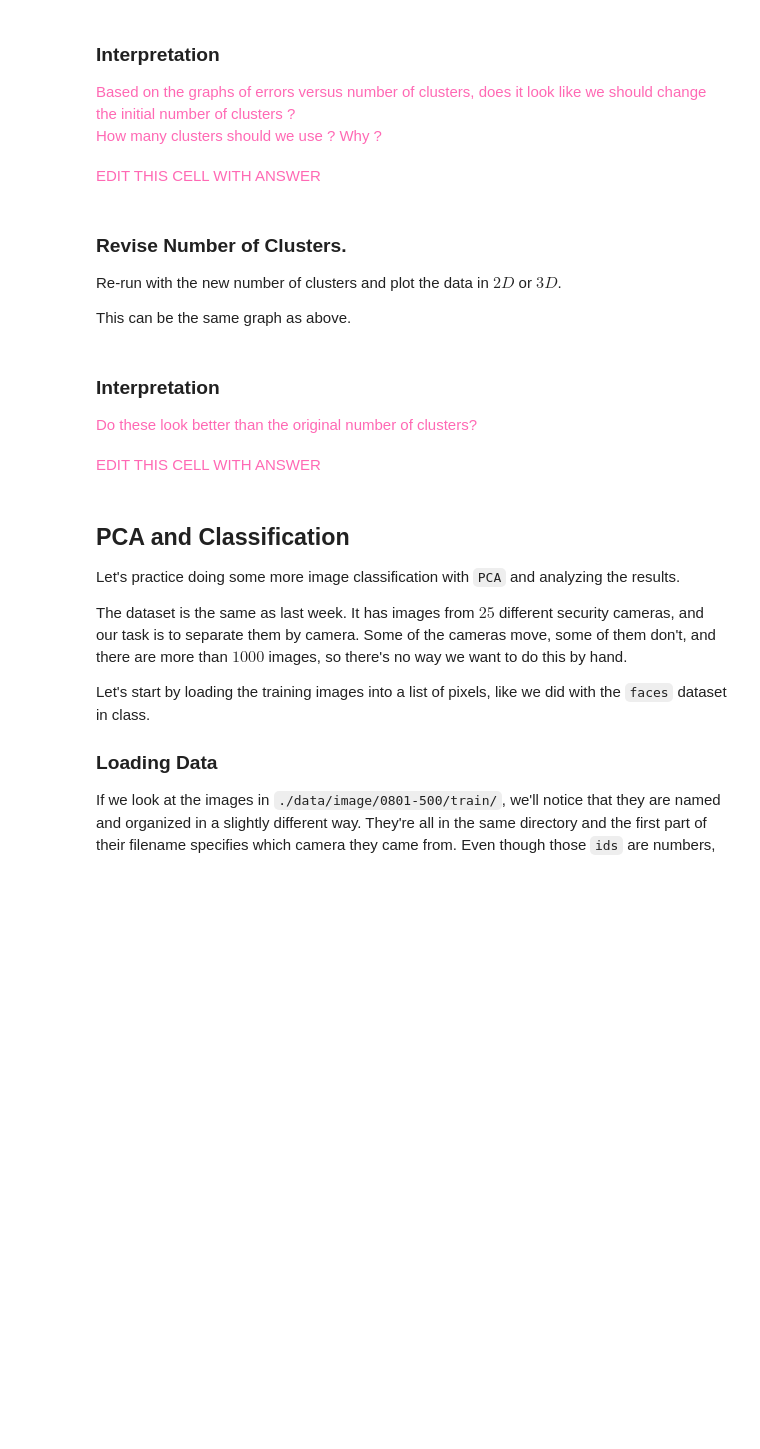
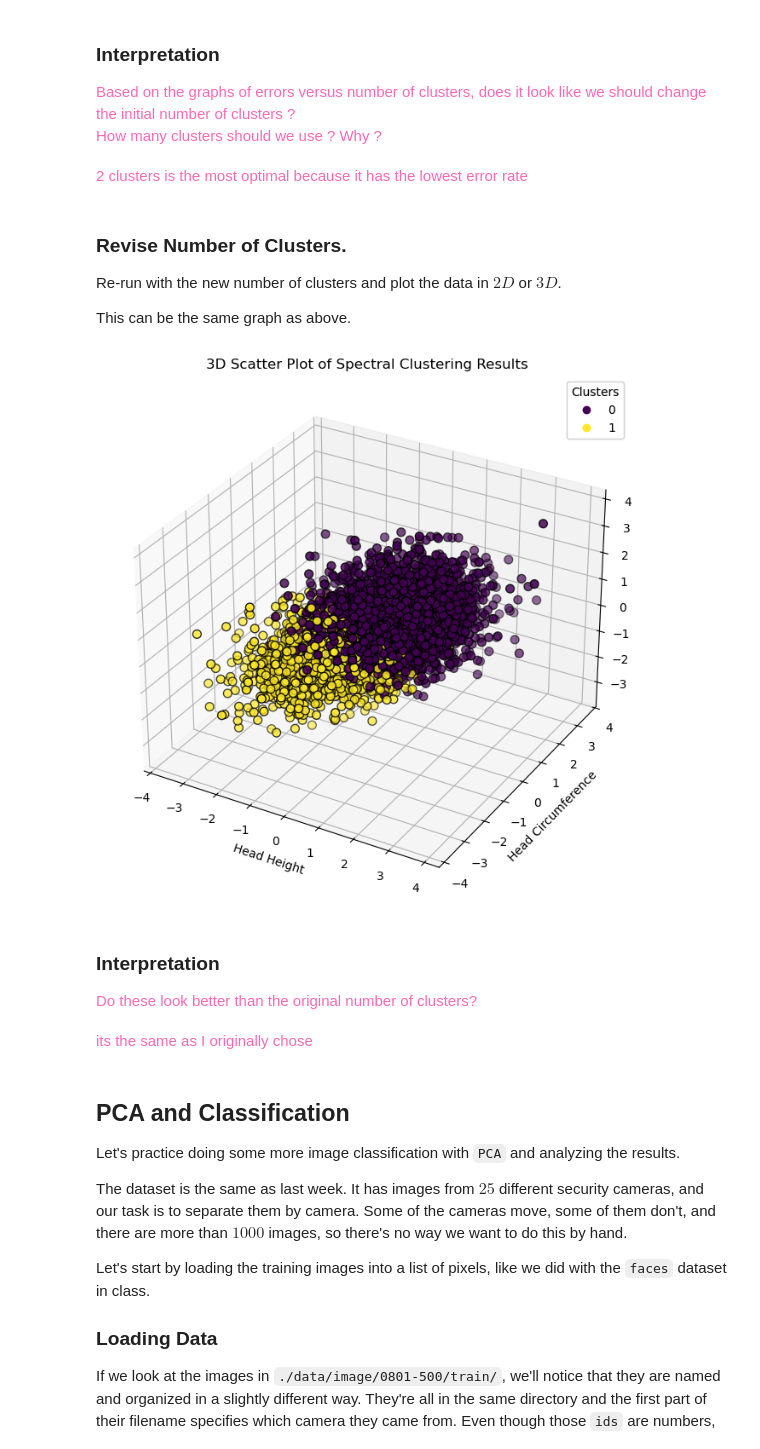
Before and after one commit to DM-GY-9103/HW09, a Jupyter notebook: HW09.ipynb, the cells around one changed output. Saved outputs shown, nothing was run; the diff lists cells and outputs as text; code cells hidden in the pictures; blank space fills up the shorter version.

```diff
--- a/HW09.ipynb
+++ b/HW09.ipynb
@@ -107,8 +198,8 @@ The [WK09](https://github.com/DM-GY-9103-2024F-H/WK09) notebook had a for loop t
 Based on the graphs of errors versus number of clusters, does it look like we should change the initial number of clusters ?<br>
 How many clusters should we use ? Why ?
 </span>
-# %% [markdown]
-<span style="color:hotpink;">EDIT THIS CELL WITH ANSWER</span>
+# %% [markdown]
+<span style="color:hotpink;">2 clusters is the most optimal because it has the lowest error rate</span>
 # %% [markdown]
 ### Revise Number of Clusters.
 
@@ -126,3 +209,42 @@ This can be the same graph as above.
+# %%
+## Re-run clustering with final number of clusters
+Clustering = SpectralClustering(n_clusters=2)
+
+## Run the model on the training data
+
+ansur_clusters = Clustering.fit_predict(ansur_features)
+ansur_clusters = np.asarray(ansur_clusters, dtype=int)
+
+## Check errors
+classification_error(ansur_clusters, ansur_clusters)
+
+## Plot in 3D
+from mpl_toolkits.mplot3d import Axes3D
+
+fig = plt.figure(figsize=(10, 8))
+ax = fig.add_subplot(111, projection='3d')
+
+scatter = ax.scatter(
+    ansur_features['head.height'],  # X-axis
+    ansur_features['head.circumference'],  # Y-axis
+    ansur_features['ear.length'],  # Z-axis
+    c=ansur_clusters,  # Cluster labels (numeric)
+    cmap='viridis',
+    s=50,
+    edgecolor='k'
+)
+
+ax.set_xlabel('Head Height')
+ax.set_ylabel('Head Circumference')
+ax.set_zlabel('Ear Length')
+plt.title("3D Scatter Plot of Spectral Clustering Results")
+
+legend1 = ax.legend(*scatter.legend_elements(), title="Clusters")
+ax.add_artist(legend1)
+
+plt.show()
+# %% [output]
+[figure, added]
 # %% [markdown]
 ### Interpretation
 
@@ -130,7 +252,7 @@ This can be the same graph as above.
 Do these look better than the original number of clusters?
 </span>
 # %% [markdown]
-<span style="color:hotpink;">EDIT THIS CELL WITH ANSWER</span>
+<span style="color:hotpink;">its the same as I originally chose</span>
 # %% [markdown]
 ## PCA and Classification
 
```
Also changed, not shown: parts of 17 cells of this notebook, 1 other file.
